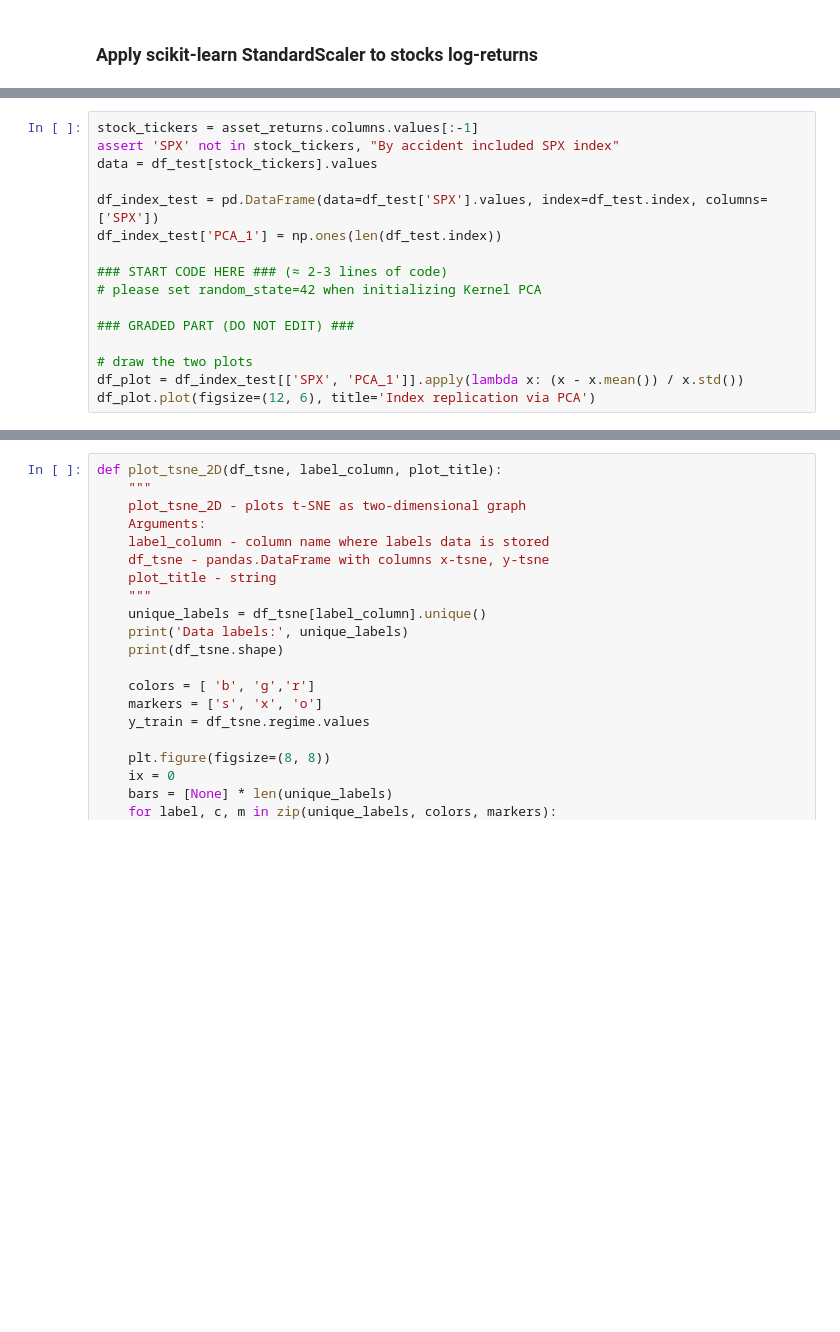
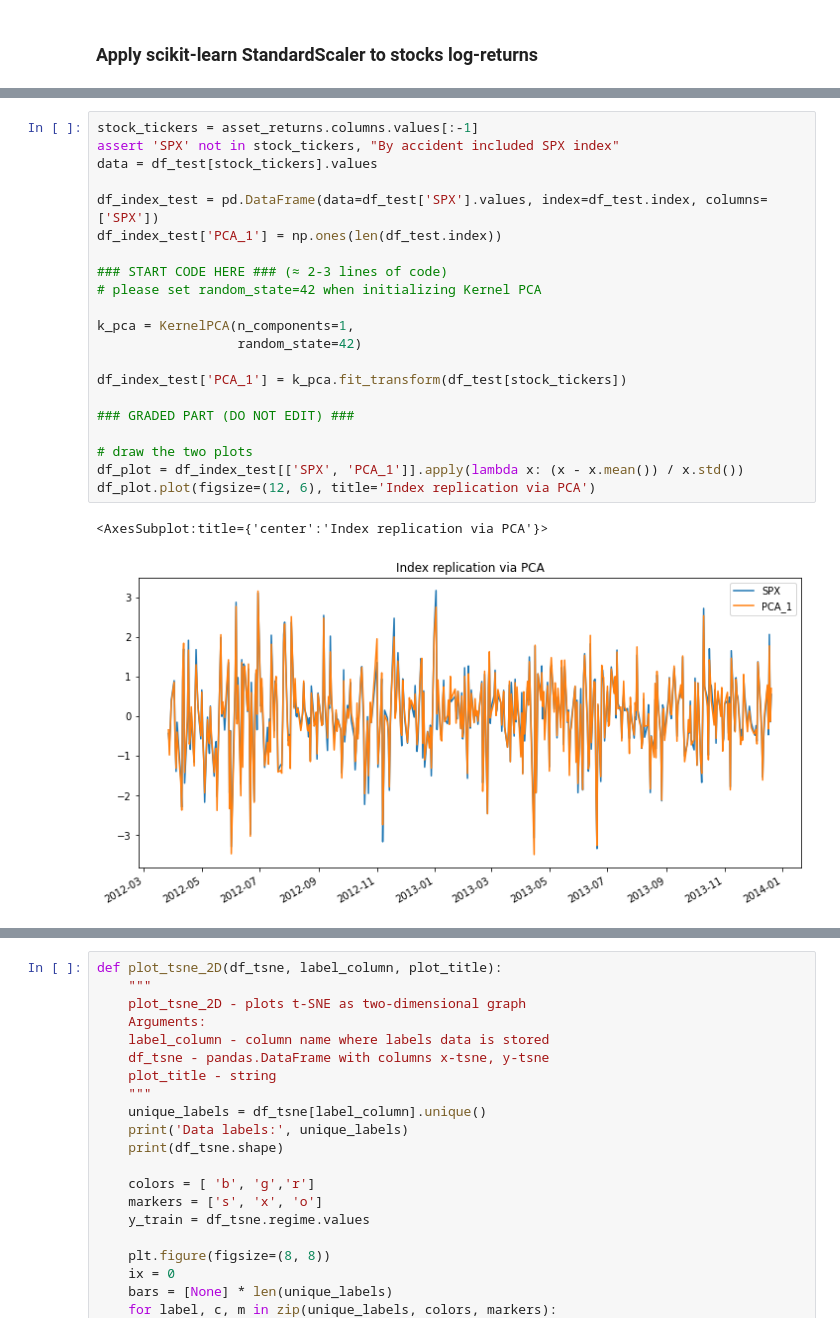
Before and after one commit to MarcosSalib/Cocktail_MOOC, a Jupyter notebook: Finance/ML & RL in Finance - NYU/2. Unsupervised ML in Finance/3_DJI_tSNE_m2_ex4_corrected.ipynb, the cells around one changed output, grey strips where cells are left out. Cells and saved outputs as stored; diff of their text form; blank space fills up the shorter version.

```diff
--- a/Finance/ML & RL in Finance - NYU/2. Unsupervised ML in Finance/3_DJI_tSNE_m2_ex4_corrected.ipynb
+++ b/Finance/ML & RL in Finance - NYU/2. Unsupervised ML in Finance/3_DJI_tSNE_m2_ex4_corrected.ipynb
@@ -298,19 +435,27 @@ sns.pairplot(df_train.loc[:, ['SPX', 'GE', 'AAPL', 'MSFT', 'regime']],
 # %%
 stock_tickers = asset_returns.columns.values[:-1]
 assert 'SPX' not in stock_tickers, "By accident included SPX index"
 data = df_test[stock_tickers].values
 
 df_index_test = pd.DataFrame(data=df_test['SPX'].values, index=df_test.index, columns=['SPX'])
 df_index_test['PCA_1'] = np.ones(len(df_test.index))
 
 ### START CODE HERE ### (≈ 2-3 lines of code)
 # please set random_state=42 when initializing Kernel PCA
 
+k_pca = KernelPCA(n_components=1,
+                  random_state=42)
+
+df_index_test['PCA_1'] = k_pca.fit_transform(df_test[stock_tickers])
+
 ### GRADED PART (DO NOT EDIT) ###
 
 # draw the two plots
 df_plot = df_index_test[['SPX', 'PCA_1']].apply(lambda x: (x - x.mean()) / x.std())
 df_plot.plot(figsize=(12, 6), title='Index replication via PCA')
+# %% [output]
+<AxesSubplot:title={'center':'Index replication via PCA'}>
+[figure, added]
 # %%
 ### GRADED PART (DO NOT EDIT) ###
 np.random.seed(42)
```
Also changed, not shown: parts of 27 cells of this notebook.
